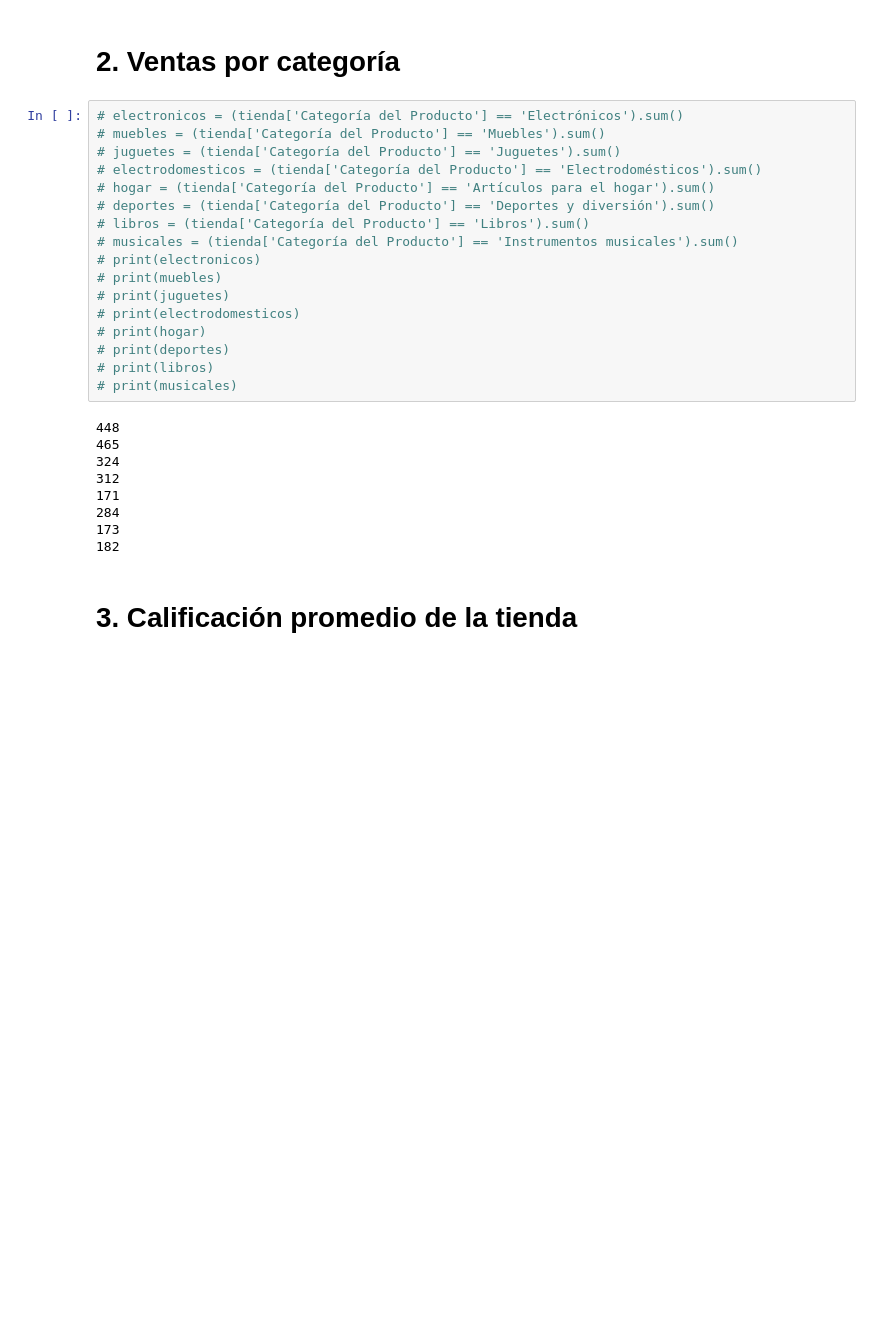
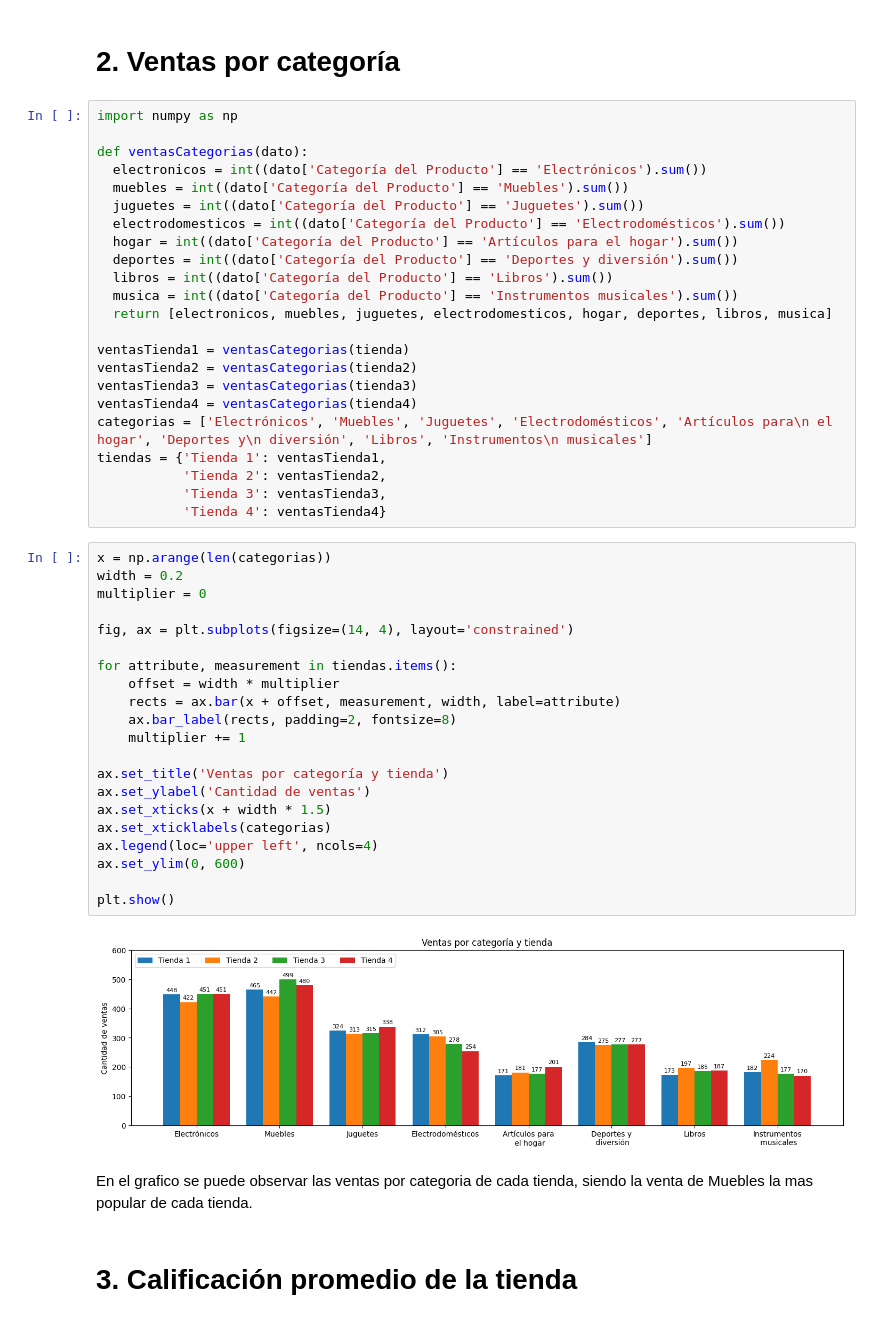
Before and after one commit to Nico-Palacios/challenge-alura-store, a Jupyter notebook: AluraStoreLatam.ipynb, the cells around one changed output. Drawn from its saved outputs; the diff is of its cells as text; blank space fills up the shorter version.

```diff
--- a/AluraStoreLatam.ipynb
+++ b/AluraStoreLatam.ipynb
@@ -44,30 +52,52 @@ El grafico muestra un analisis de los ingresos que recibio cada tienda, dando a
 # %% [markdown]
 # 2. Ventas por categoría
 # %%
-# electronicos = (tienda['Categoría del Producto'] == 'Electrónicos').sum()
-# muebles = (tienda['Categoría del Producto'] == 'Muebles').sum()
-# juguetes = (tienda['Categoría del Producto'] == 'Juguetes').sum()
-# electrodomesticos = (tienda['Categoría del Producto'] == 'Electrodomésticos').sum()
-# hogar = (tienda['Categoría del Producto'] == 'Artículos para el hogar').sum()
-# deportes = (tienda['Categoría del Producto'] == 'Deportes y diversión').sum()
-# libros = (tienda['Categoría del Producto'] == 'Libros').sum()
-# musicales = (tienda['Categoría del Producto'] == 'Instrumentos musicales').sum()
-# print(electronicos)
-# print(muebles)
-# print(juguetes)
-# print(electrodomesticos)
-# print(hogar)
-# print(deportes)
-# print(libros)
-# print(musicales)
+import numpy as np
+
+def ventasCategorias(dato):
+  electronicos = int((dato['Categoría del Producto'] == 'Electrónicos').sum())
+  muebles = int((dato['Categoría del Producto'] == 'Muebles').sum())
+  juguetes = int((dato['Categoría del Producto'] == 'Juguetes').sum())
+  electrodomesticos = int((dato['Categoría del Producto'] == 'Electrodomésticos').sum())
+  hogar = int((dato['Categoría del Producto'] == 'Artículos para el hogar').sum())
+  deportes = int((dato['Categoría del Producto'] == 'Deportes y diversión').sum())
+  libros = int((dato['Categoría del Producto'] == 'Libros').sum())
+  musica = int((dato['Categoría del Producto'] == 'Instrumentos musicales').sum())
+  return [electronicos, muebles, juguetes, electrodomesticos, hogar, deportes, libros, musica]
+
+ventasTienda1 = ventasCategorias(tienda)
+ventasTienda2 = ventasCategorias(tienda2)
+ventasTienda3 = ventasCategorias(tienda3)
+ventasTienda4 = ventasCategorias(tienda4)
+categorias = ['Electrónicos', 'Muebles', 'Juguetes', 'Electrodomésticos', 'Artículos para\n el hogar', 'Deportes y\n diversión', 'Libros', 'Instrumentos\n musicales']
+tiendas = {'Tienda 1': ventasTienda1,
+           'Tienda 2': ventasTienda2,
+           'Tienda 3': ventasTienda3,
+           'Tienda 4': ventasTienda4}
-# %% [output]
-448
-465
-324
-312
-171
-284
-173
-182
+# %%
+x = np.arange(len(categorias))
+width = 0.2
+multiplier = 0
+
+fig, ax = plt.subplots(figsize=(14, 4), layout='constrained')
+
+for attribute, measurement in tiendas.items():
+    offset = width * multiplier
+    rects = ax.bar(x + offset, measurement, width, label=attribute)
+    ax.bar_label(rects, padding=2, fontsize=8)
+    multiplier += 1
+
+ax.set_title('Ventas por categoría y tienda')
+ax.set_ylabel('Cantidad de ventas')
+ax.set_xticks(x + width * 1.5)
+ax.set_xticklabels(categorias)
+ax.legend(loc='upper left', ncols=4)
+ax.set_ylim(0, 600)
+
+plt.show()
+# %% [output]
+[figure, added]
+# %% [markdown]
+En el grafico se puede observar las ventas por categoria de cada tienda, siendo la venta de Muebles la mas popular de cada tienda.
 # %% [markdown]
 # 3. Calificación promedio de la tienda
```
Also changed, not shown: parts of 10 cells of this notebook.
